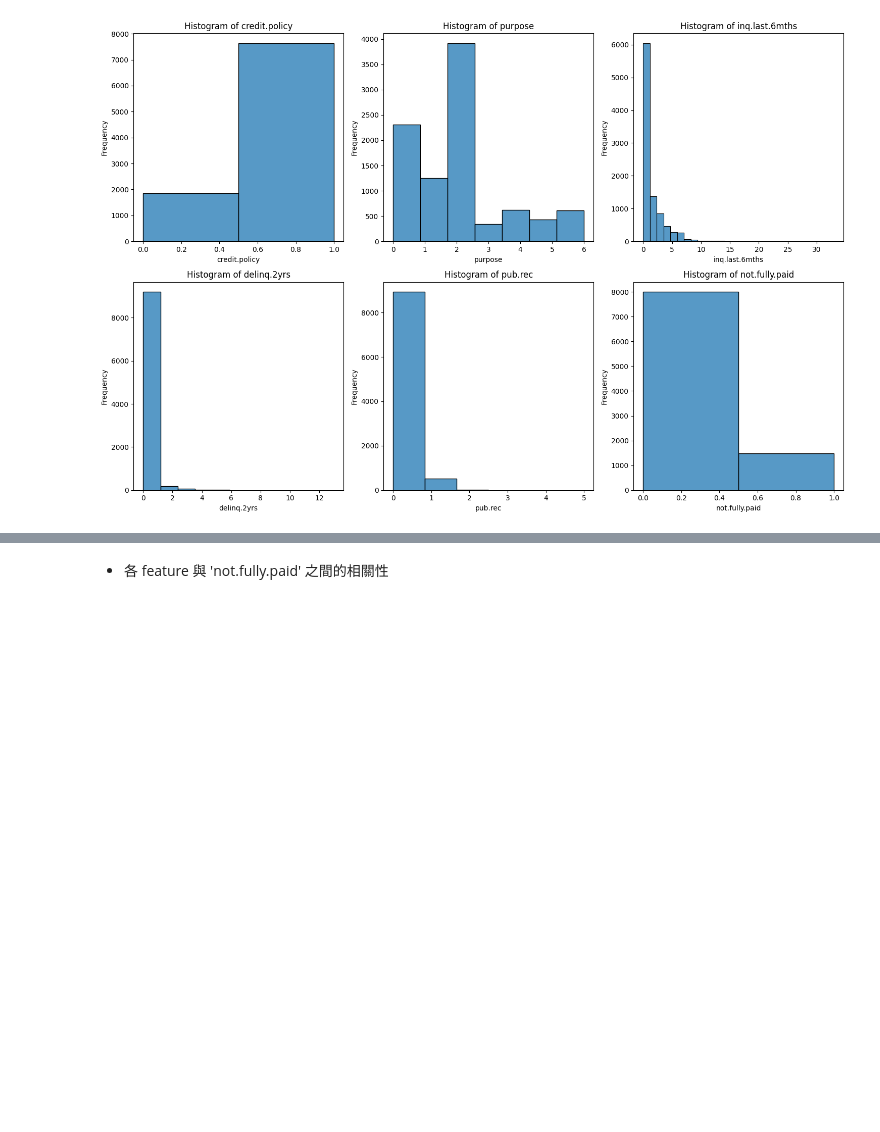
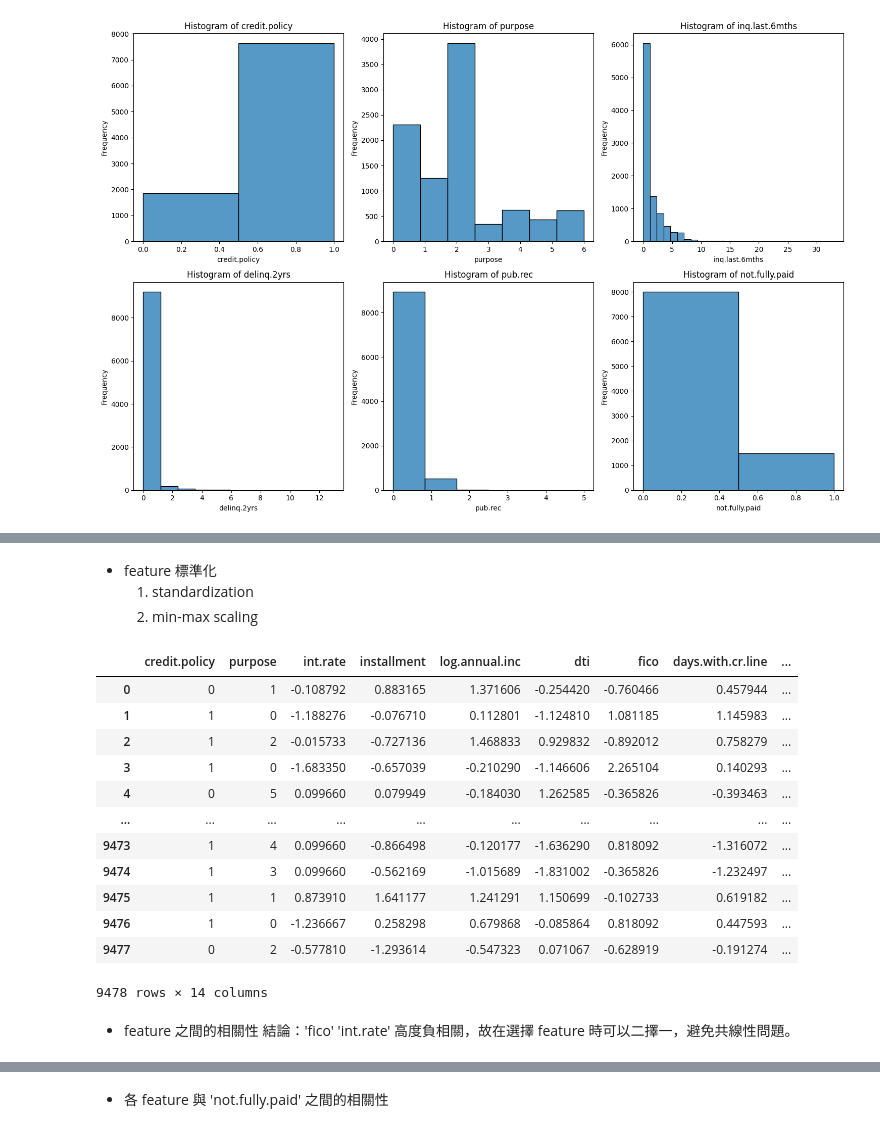
Before and after one commit to weinter0101/python-practice, a Jupyter notebook: machine learning/final project/final project code.ipynb, the cells around one changed output, grey strips where cells are left out. Saved outputs shown, nothing was run; the diff lists cells and outputs as text; code cells hidden in the pictures; blank space fills up the shorter version.

```diff
--- a/machine learning/final project/final project code.ipynb
+++ b/machine learning/final project/final project code.ipynb
@@ -169,3 +198,38 @@ Unique values in not.fully.paid : [0, 1]
+# %% [markdown]
+- feature 標準化
+    1. standardization
+    2. min-max scaling
+# %%
+def Standard_data(data, method):
+    ''' 資料標準化 '''
+    stdVars = ['int.rate', 'installment', 'log.annual.inc', 'dti', 'fico', 'days.with.cr.line', 'revol.bal', 'revol.util']
+    if method == 'standardization':
+        scaler = StandardScaler()
+    elif method == 'min-max scaling':
+        scaler = MinMaxScaler()
+    else:
+        raise ValueError("standard_data method must be either 'standardization' or 'min-max scaling'")
+    data[stdVars] = scaler.fit_transform(data[stdVars])
+    return data
+
+Standard_data(data, 'standardization')
+# %% [output]
+|  | credit.policy | purpose | int.rate | installment | log.annual.inc | dti | fico | days.with.cr.line | ... |
+| 0 | 0 | 1 | -0.108792 | 0.883165 | 1.371606 | -0.254420 | -0.760466 | 0.457944 | ... |
+| 1 | 1 | 0 | -1.188276 | -0.076710 | 0.112801 | -1.124810 | 1.081185 | 1.145983 | ... |
+| 2 | 1 | 2 | -0.015733 | -0.727136 | 1.468833 | 0.929832 | -0.892012 | 0.758279 | ... |
+| 3 | 1 | 0 | -1.683350 | -0.657039 | -0.210290 | -1.146606 | 2.265104 | 0.140293 | ... |
+| 4 | 0 | 5 | 0.099660 | 0.079949 | -0.184030 | 1.262585 | -0.365826 | -0.393463 | ... |
+| ... | ... | ... | ... | ... | ... | ... | ... | ... | ... |
+| 9473 | 1 | 4 | 0.099660 | -0.866498 | -0.120177 | -1.636290 | 0.818092 | -1.316072 | ... |
+| 9474 | 1 | 3 | 0.099660 | -0.562169 | -1.015689 | -1.831002 | -0.365826 | -1.232497 | ... |
+| 9475 | 1 | 1 | 0.873910 | 1.641177 | 1.241291 | 1.150699 | -0.102733 | 0.619182 | ... |
+| 9476 | 1 | 0 | -1.236667 | 0.258298 | 0.679868 | -0.085864 | 0.818092 | 0.447593 | ... |
+| 9477 | 0 | 2 | -0.577810 | -1.293614 | -0.547323 | 0.071067 | -0.628919 | -0.191274 | ... |
+9478 rows × 14 columns
+# %% [markdown]
+- feature 之間的相關性
+    結論：'fico' 'int.rate' 高度負相關，故在選擇 feature 時可以二擇一，避免共線性問題。
 # %%
 data_to_plot = data.drop(columns=['not.fully.paid'])
 
```
Also changed, not shown: parts of 9 cells of this notebook.
